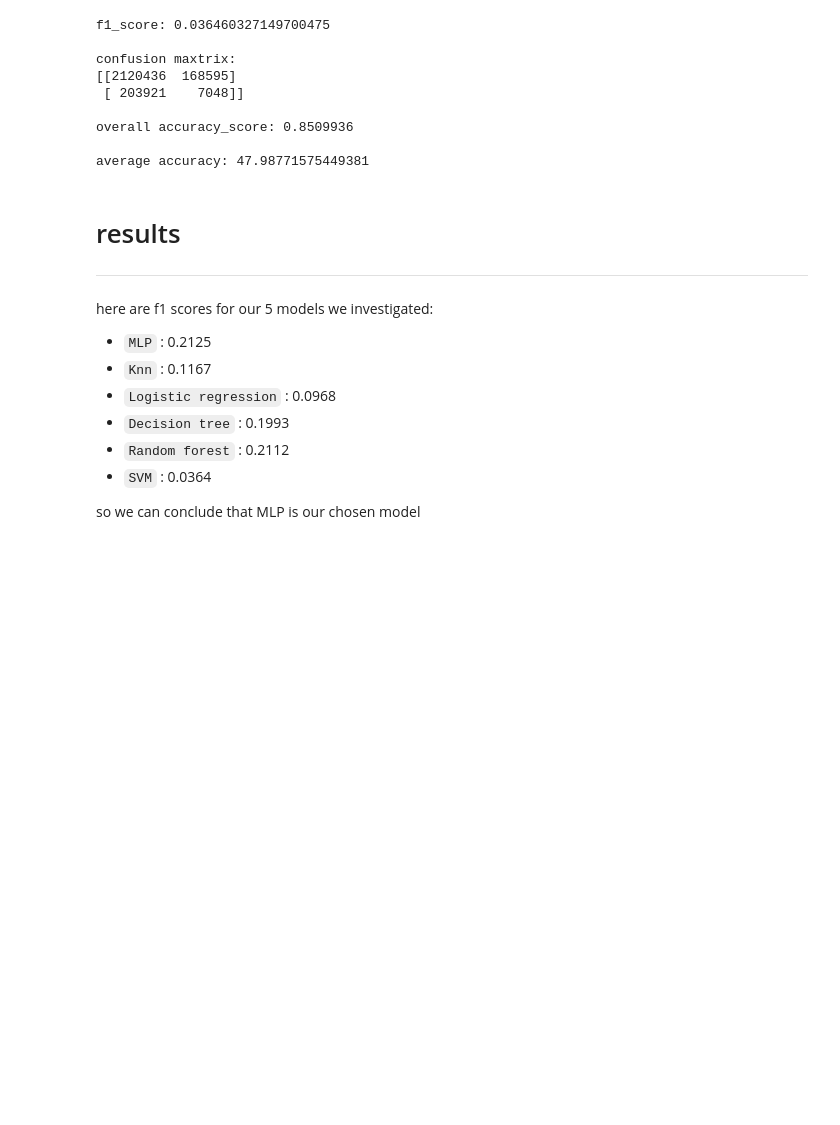
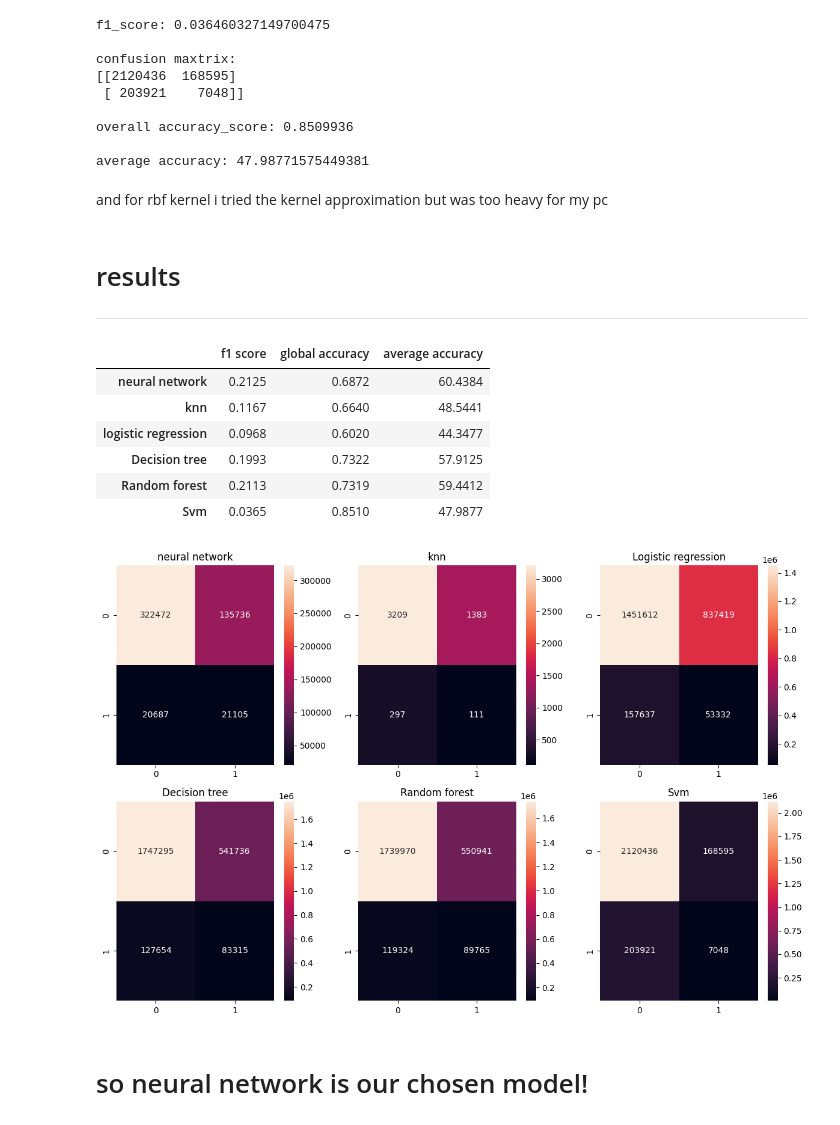
Before and after one commit to Stmsmj/hotel-booking-predictor, a Jupyter notebook: hotel_booking_predictor.ipynb, the cells around one changed output. Drawn from its saved outputs; the diff is of its cells as text; code cells hidden in the pictures; blank space fills up the shorter version.

```diff
--- a/hotel_booking_predictor.ipynb
+++ b/hotel_booking_predictor.ipynb
@@ -1340,6 +1386,8 @@ confusion maxtrix:
 accuracy_score: 0.732244
 
 average accuracy: 57.912487899679746
+# %%
+final_res.loc['Decision tree'] = [round(f1 , 4) , round(acc , 4) , round(avg_acc , 4)]
 # %% [markdown]
 # Random forest and it's results
 ***
@@ -1366,6 +1423,8 @@ confusion maxtrix:
 accuracy_score: 0.731894
 
 average accuracy: 59.44124353782748
+# %%
+final_res.loc['Random forest'] = [round(f1 , 4) , round(acc , 4) , round(avg_acc , 4)]
 # %% [markdown]
 ## SVM and it's results
 ***
@@ -1378,11 +1442,16 @@ there is no predict probablity of classes for svm so we will stick with 0.5 thre
 svm_prediction = svm_model.predict(x_test[ :2500000])
 
 conf = confusion_matrix(y_test[ :2500000] , svm_prediction)
-print(f'f1_score: {f1_score(y_test[ :2500000] , svm_prediction)}' , '\n')
+svm_conf = conf
+f1 = f1_score(y_test[ :2500000] , svm_prediction)
+acc = accuracy_score(y_test[ :2500000] , svm_prediction)
+avg_acc = (((conf[0][0] / (conf[0][0] + conf[0][1])) + (conf[1][1] / (conf[1][1] + conf[1][0]))) / 2) * 100
+
+print(f'f1_score: {f1}' , '\n')
 print('confusion maxtrix:')
 print(conf , '\n')
-print(f'overall accuracy_score: {accuracy_score(y_test[ :2500000] , svm_prediction)}')
-print(f'\naverage accuracy: { (((conf[0][0] / (conf[0][0] + conf[0][1])) + (conf[1][1] / (conf[1][1] + conf[1][0]))) / 2) * 100 }')
+print(f'overall accuracy_score: {acc}')
+print(f'\naverage accuracy: {avg_acc}')
 # %% [output]
 f1_score: 0.036460327149700475
 
@@ -1393,16 +1462,44 @@ confusion maxtrix:
 overall accuracy_score: 0.8509936
 
 average accuracy: 47.98771575449381
+# %%
+final_res.loc['Svm'] = [round(f1 , 4) , round(acc , 4) , round(avg_acc , 4)]
+# %% [markdown]
+and for rbf kernel i tried the kernel approximation but was too heavy for my pc
 # %% [markdown]
 # results
 ***
-# %% [markdown]
-here are f1 scores for our 5 models we investigated:
-* `MLP` : 0.2125
-* `Knn` : 0.1167
-* `Logistic regression` :  0.0968
-* `Decision tree` : 0.1993
-* `Random forest` : 0.2112
-* `SVM` : 0.0364
-
-so we can conclude that MLP is our chosen model
+# %%
+display(final_res)
+
+fig , [[ax1 , ax2 , ax3] , [ax4 , ax5 , ax6]] = plt.subplots(nrows = 2 , ncols = 3)
+
+sns.heatmap(mlp_conf , annot = True , fmt = '.0f' , ax = ax1)
+sns.heatmap(knn_conf , annot = True , fmt = '.0f' , ax = ax2)
+sns.heatmap(log_conf , annot = True , fmt = '.0f' , ax = ax3)
+sns.heatmap(decision_conf , annot = True , fmt = '.0f' , ax = ax4)
+sns.heatmap(randF_conf , annot = True , fmt = '.0f' , ax = ax5)
+sns.heatmap(svm_conf , annot = True , fmt = '.0f' , ax = ax6)
+
+ax1.set_title('neural network')
+ax2.set_title('knn')
+ax3.set_title('Logistic regression')
+ax4.set_title('Decision tree')
+ax5.set_title('Random forest')
+ax6.set_title('Svm')
+
+fig.set_figwidth(12)
+fig.set_figheight(8)
+plt.tight_layout()
+plt.show()
+# %% [output]
+|  | f1 score | global accuracy | average accuracy |
+| neural network | 0.2125 | 0.6872 | 60.4384 |
+| knn | 0.1167 | 0.6640 | 48.5441 |
+| logistic regression | 0.0968 | 0.6020 | 44.3477 |
+| Decision tree | 0.1993 | 0.7322 | 57.9125 |
+| Random forest | 0.2113 | 0.7319 | 59.4412 |
+| Svm | 0.0365 | 0.8510 | 47.9877 |
+[figure, added]
+# %% [markdown]
+# so neural network is our chosen model!
```
Also changed, not shown: parts of 25 cells of this notebook.
